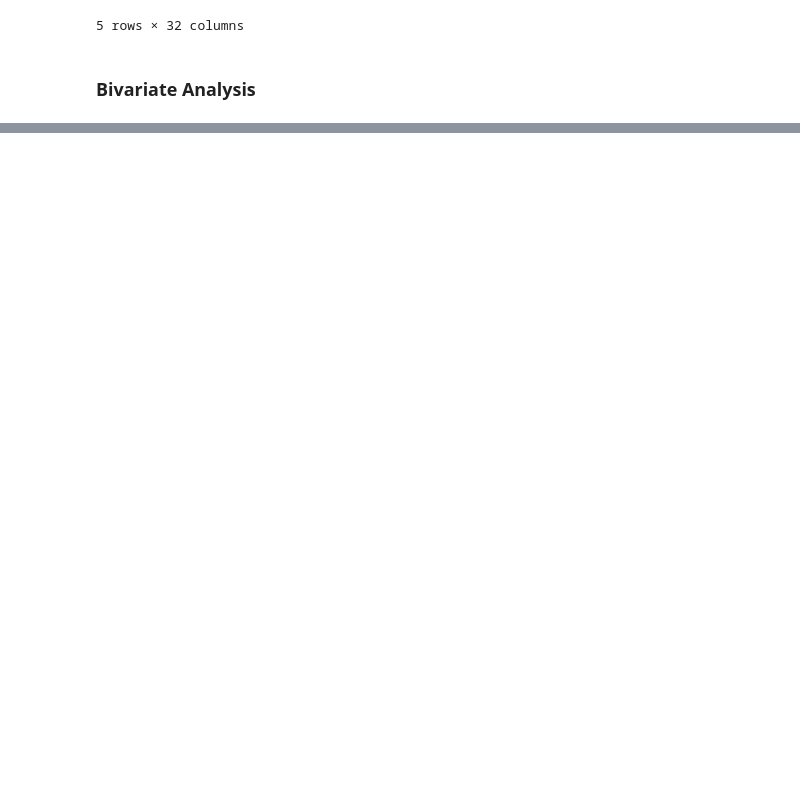
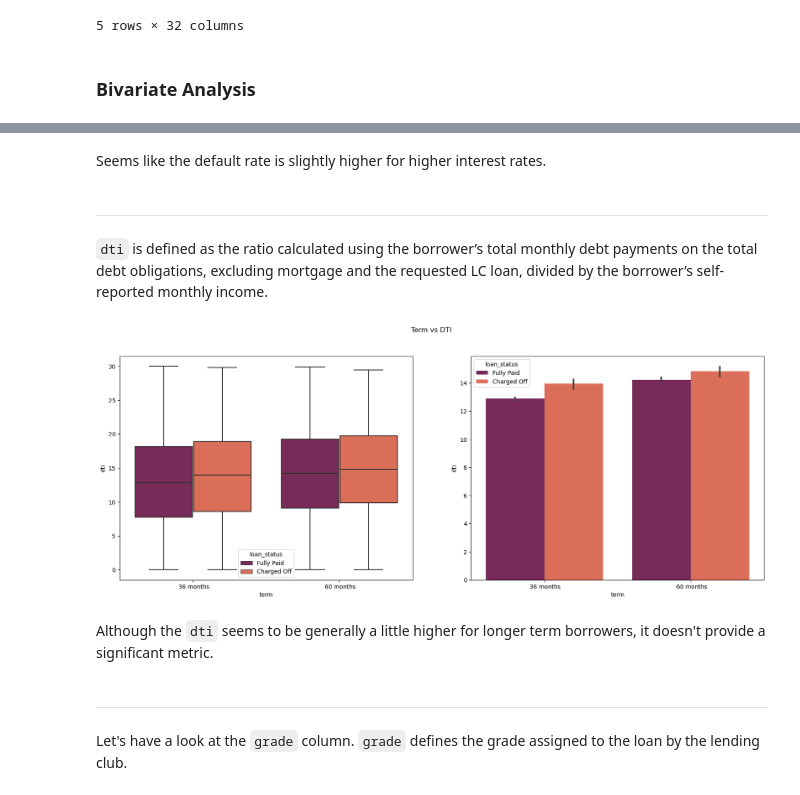
Before and after one commit to howxl/Lending-Club_Case-Study, a Jupyter notebook: LendingClubCaseStudy.ipynb, the cells around one changed output, grey strips where cells are left out. Cells and saved outputs as stored; diff of their text form; code cells hidden in the pictures; blank space fills up the shorter version.

```diff
--- a/LendingClubCaseStudy.ipynb
+++ b/LendingClubCaseStudy.ipynb
@@ -323,0 +354,22 @@ df.head()
+# %% [markdown]
+Seems like the default rate is slightly higher for higher interest rates.
+# %% [markdown]
+<hr>
+# %% [markdown]
+`dti` is defined as the ratio calculated using the borrower’s total monthly debt payments on the total debt obligations, excluding mortgage and the requested LC loan, divided by the borrower’s self-reported monthly income.
+# %%
+plt.figure(figsize=(20,7))
+plt.subplot(121)
+sns.boxplot(x='term', y='dti', hue='loan_status', data=df, palette="rocket")
+plt.subplot(122)
+sns.barplot(x='term', y='dti', hue='loan_status', data=df, estimator=np.median, palette="rocket")
+plt.suptitle('Term vs DTI')
+plt.show()
+# %% [output]
+[figure, added]
+# %% [markdown]
+Although the `dti` seems to be generally a little higher for longer term borrowers, it doesn't provide a significant metric.
+# %% [markdown]
+<hr>
+# %% [markdown]
+Let's have a look at the `grade` column. `grade` defines the grade assigned to the loan by the lending club.
```
Also changed, not shown: parts of 16 cells of this notebook.
